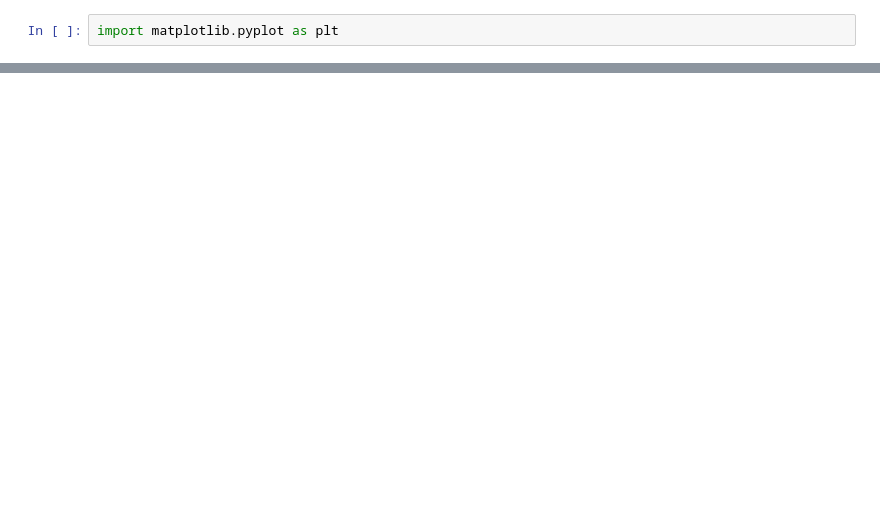
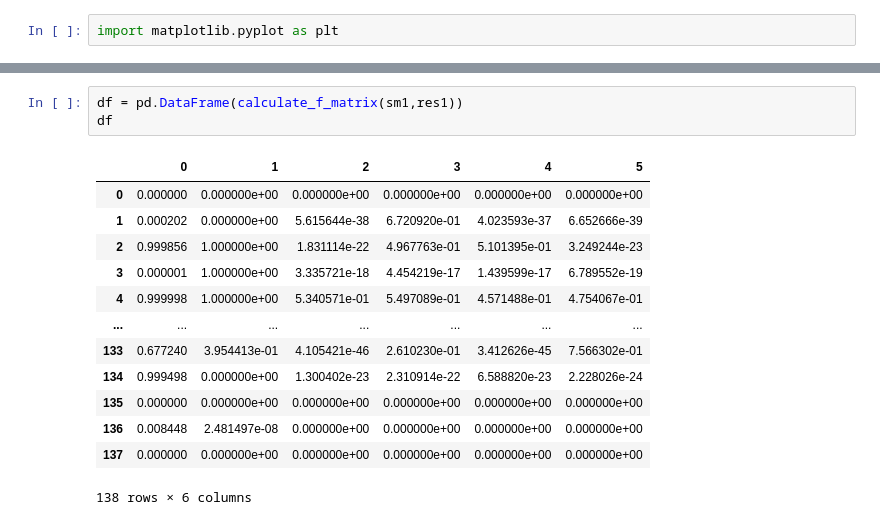
Before and after one commit to GodNaoborot/Fair_grading, a Jupyter notebook: genetic_test.ipynb, the cells around one changed output, grey strips where cells are left out. Saved outputs shown, nothing was run; the diff lists cells and outputs as text; blank space fills up the shorter version.

```diff
--- a/genetic_test.ipynb
+++ b/genetic_test.ipynb
@@ -310,0 +322,17 @@ plt.show()
+# %%
+df = pd.DataFrame(calculate_f_matrix(sm1,res1))
+df
+# %% [output]
+|  | 0 | 1 | 2 | 3 | 4 | 5 |
+| 0 | 0.000000 | 0.000000e+00 | 0.000000e+00 | 0.000000e+00 | 0.000000e+00 | 0.000000e+00 |
+| 1 | 0.000202 | 0.000000e+00 | 5.615644e-38 | 6.720920e-01 | 4.023593e-37 | 6.652666e-39 |
+| 2 | 0.999856 | 1.000000e+00 | 1.831114e-22 | 4.967763e-01 | 5.101395e-01 | 3.249244e-23 |
+| 3 | 0.000001 | 1.000000e+00 | 3.335721e-18 | 4.454219e-17 | 1.439599e-17 | 6.789552e-19 |
+| 4 | 0.999998 | 1.000000e+00 | 5.340571e-01 | 5.497089e-01 | 4.571488e-01 | 4.754067e-01 |
+| ... | ... | ... | ... | ... | ... | ... |
+| 133 | 0.677240 | 3.954413e-01 | 4.105421e-46 | 2.610230e-01 | 3.412626e-45 | 7.566302e-01 |
+| 134 | 0.999498 | 0.000000e+00 | 1.300402e-23 | 2.310914e-22 | 6.588820e-23 | 2.228026e-24 |
+| 135 | 0.000000 | 0.000000e+00 | 0.000000e+00 | 0.000000e+00 | 0.000000e+00 | 0.000000e+00 |
+| 136 | 0.008448 | 2.481497e-08 | 0.000000e+00 | 0.000000e+00 | 0.000000e+00 | 0.000000e+00 |
+| 137 | 0.000000 | 0.000000e+00 | 0.000000e+00 | 0.000000e+00 | 0.000000e+00 | 0.000000e+00 |
+138 rows × 6 columns
```
Also changed, not shown: parts of 18 cells of this notebook, 1 other file.
